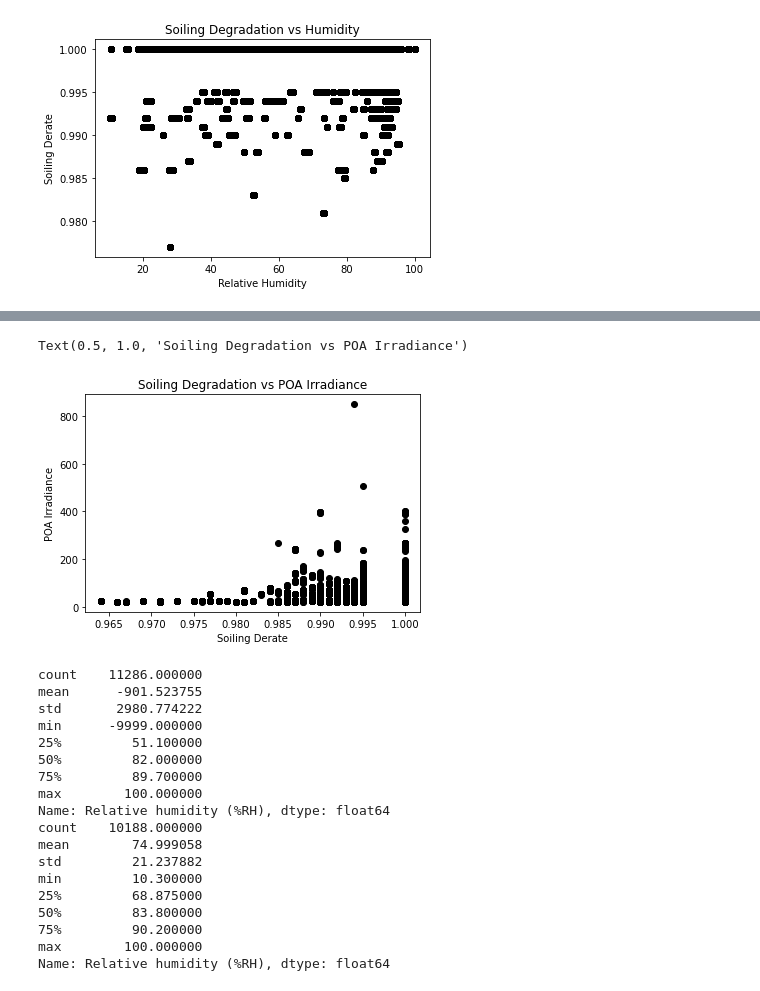
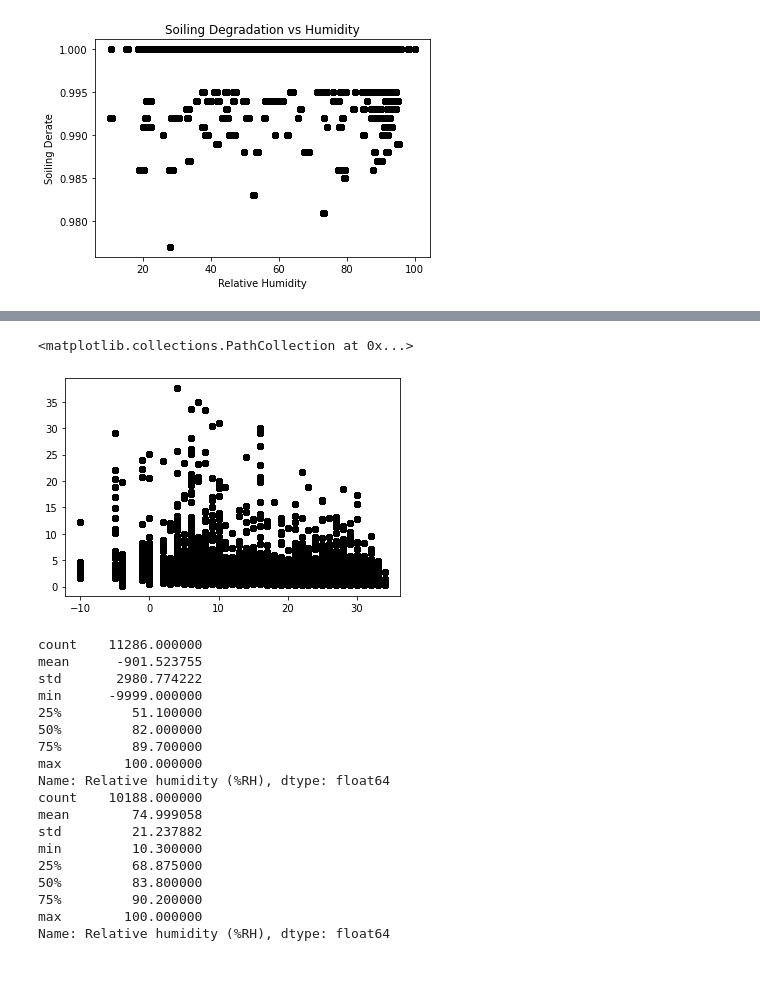
Before and after one commit to Edidas02/PV-Module-Model, a Jupyter notebook: solar-panels.ipynb, the cells around one changed output, grey strips where cells are left out. Drawn from its saved outputs; the diff is of its cells as text; code cells hidden in the pictures.

```diff
--- a/solar-panels.ipynb
+++ b/solar-panels.ipynb
@@ -110,10 +128,8 @@ Text(0.5, 1.0, 'Back Temperature Effect on Soiling Degradation')
-# %%
-plt.scatter(df3["PV module soiling derate"], df3["POA irradiance CMP22 pyranometer (W/m2)"], color="black")
-plt.xlabel("Soiling Derate"); plt.ylabel("POA Irradiance")
-plt.title("Soiling Degradation vs POA Irradiance")
-# %% [output]
-Text(0.5, 1.0, 'Soiling Degradation vs POA Irradiance')
-[figure, removed]
+# %%
+plt.scatter(df3["tempC"], df3["Pmp (W)"], color = "black")
+# %% [output]
+<matplotlib.collections.PathCollection at 0x...>
+[figure, added]
 # %%
 print(df["Relative humidity (%RH)"].describe())
 print(df3["Relative humidity (%RH)"].describe())
```
Also changed, not shown: parts of 9 cells of this notebook.
